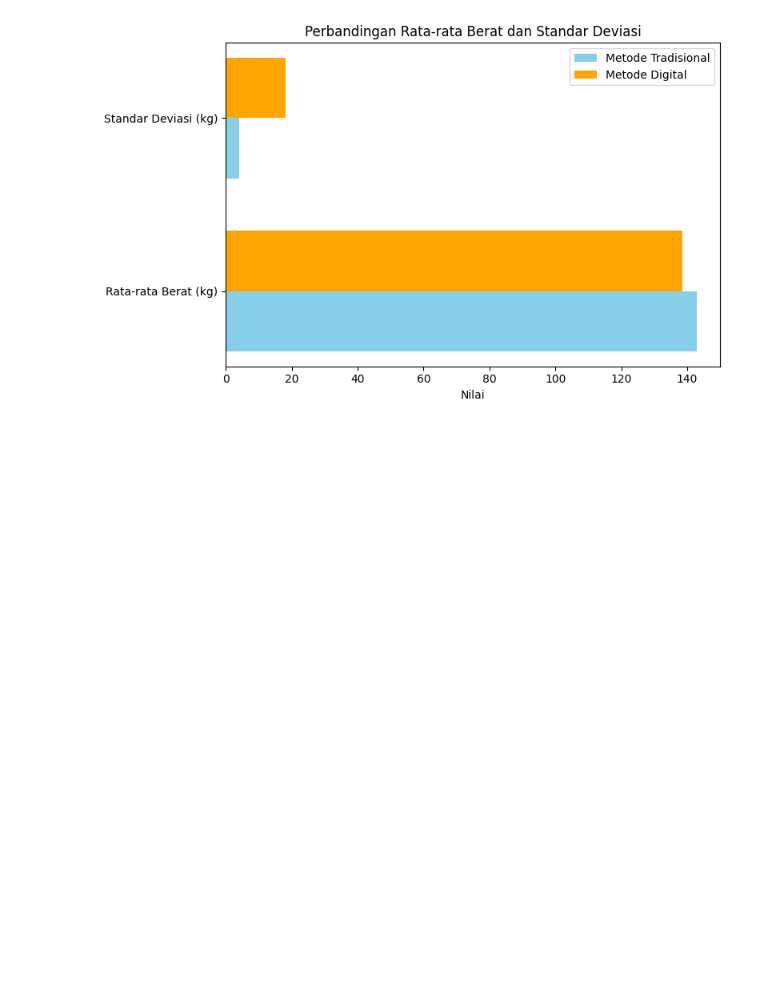
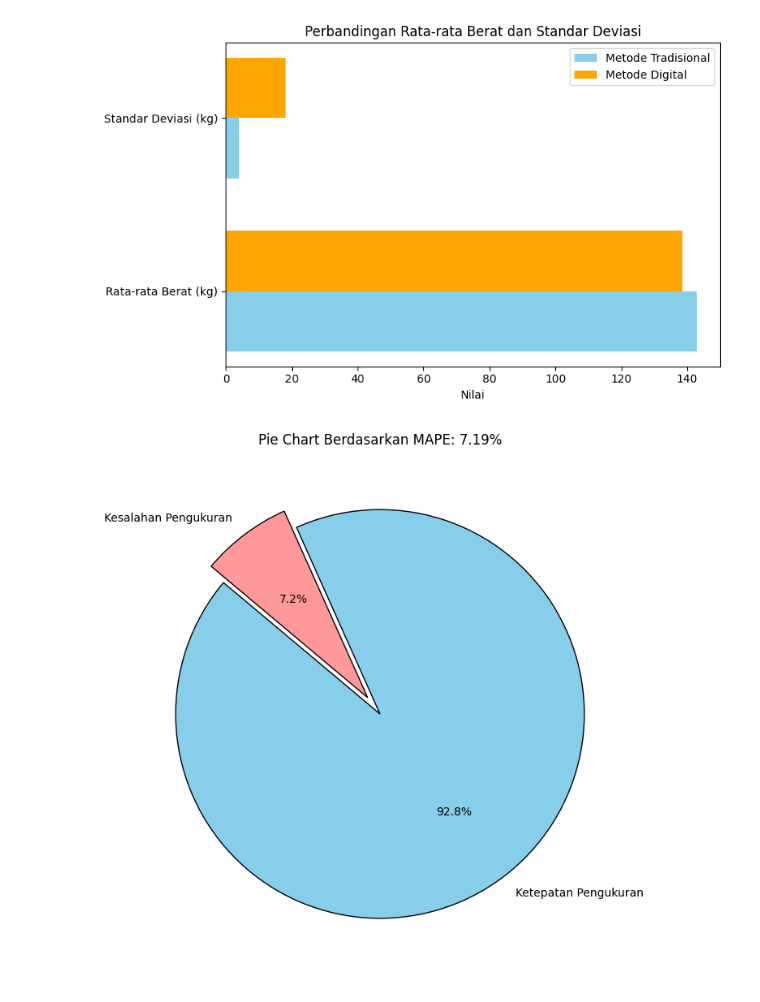
Before and after one commit to dikhimartin/Weighing-Scale-Results-and-Analysis, a Jupyter notebook: main.ipynb, the cells around one changed output. Cells and saved outputs as stored; diff of their text form; code cells hidden in the pictures; blank space fills up the shorter version.

Commit message:
add: MAPE chart diagram

```diff
--- a/main.ipynb
+++ b/main.ipynb
@@ -90,6 +90,25 @@ plt.legend(loc='best')
 plt.tight_layout()
 plt.show()
 
+# Pie chart data based on MAPE
+accuracy = 100 - mape
+error = mape
+
+# Data untuk pie chart
+labels = ['Ketepatan Pengukuran', 'Kesalahan Pengukuran']
+sizes = [accuracy, error]
+colors = ['skyblue', '#ff9999']
+explode = (0.1, 0)
+
+# Membuat pie chart
+plt.figure(figsize=(7, 7))
+plt.pie(sizes, explode=explode, labels=labels, colors=colors, autopct='%1.1f%%', startangle=140, wedgeprops={'edgecolor': 'black'})
+plt.title(f'Pie Chart Berdasarkan MAPE: {mape:.2f}%')
+plt.axis('equal')
+plt.tight_layout()
+plt.show()
+
+
 # Hasil Analisis yang Lebih Informatif
 print("== Hasil Analisis ==\n")
 
@@ -97,33 +116,34 @@ print("== Hasil Analisis ==\n")
 print(f"Rata-rata Berat per Karung:")
 print(f"  - Metode Tradisional: {mean_tradisional:.2f} kg")
 print(f"  - Metode Digital: {mean_digital:.2f} kg\n")
 
 # Standar Deviasi (Variabilitas Pengukuran)
 print(f"Standar Deviasi (Variabilitas Pengukuran):")
 print(f"  - Metode Tradisional: {std_tradisional:.2f} kg")
 print(f"  - Metode Digital: {std_digital:.2f} kg\n")
 
 # Total Berat yang Dihasilkan
 print(f"Total Berat Berdasarkan Log Penimbangan:")
 print(f"  - Metode Tradisional: {total_berat_tradisional:.2f} kg")
 print(f"  - Metode Digital: {total_berat_digital:.2f} kg\n")
 
 # Selisih Berat antara tradisional dan Digital
 print(f"Selisih Berat antara Metode Tradisional dan Digital:")
 print(f"  - Selisih Berat: {selisih_berat:.2f} kg\n")
 
 # MAPE (Mean Absolute Percentage Error)
 print(f"Nilai MAPE (Mean Absolute Percentage Error):")
 print(f"  - MAPE: {mape:.2f}%\n")
 
 # Penjelasan tentang MAPE
 print(f"Penjelasan MAPE:")
 print(f"MAPE menunjukkan tingkat akurasi antara dua metode pengukuran. Semakin rendah nilai MAPE, semakin akurat pengukuran tersebut.")
 print(f"Pada kasus ini, nilai MAPE sebesar {mape:.2f}% menunjukkan perbedaan yang cukup signifikan antara metode tradisional dan digital.")
 # %% [output]
 [figure]
 [figure]
 [figure]
+[figure, added]
 == Hasil Analisis ==
 
 Rata-rata Berat per Karung:
```
